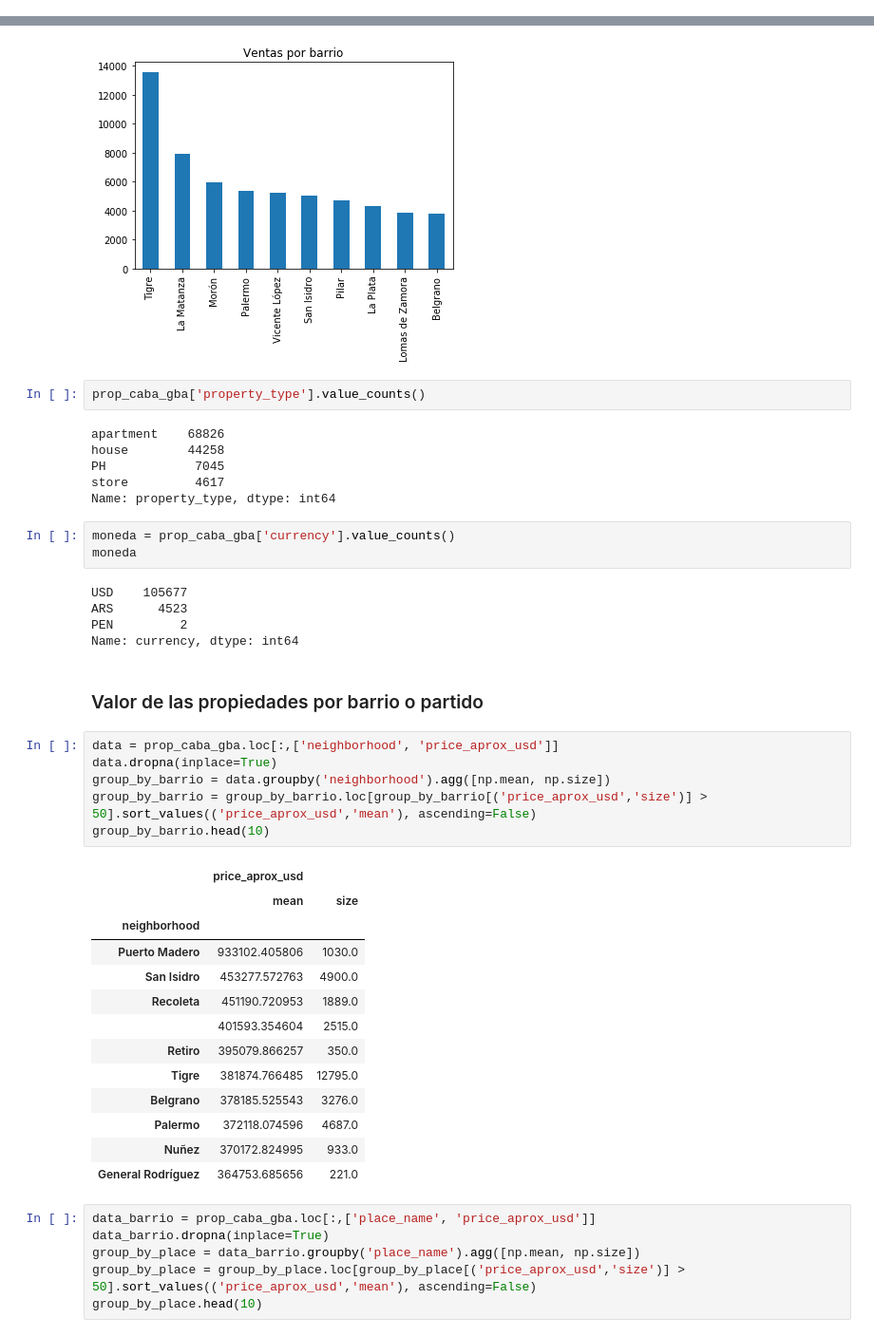
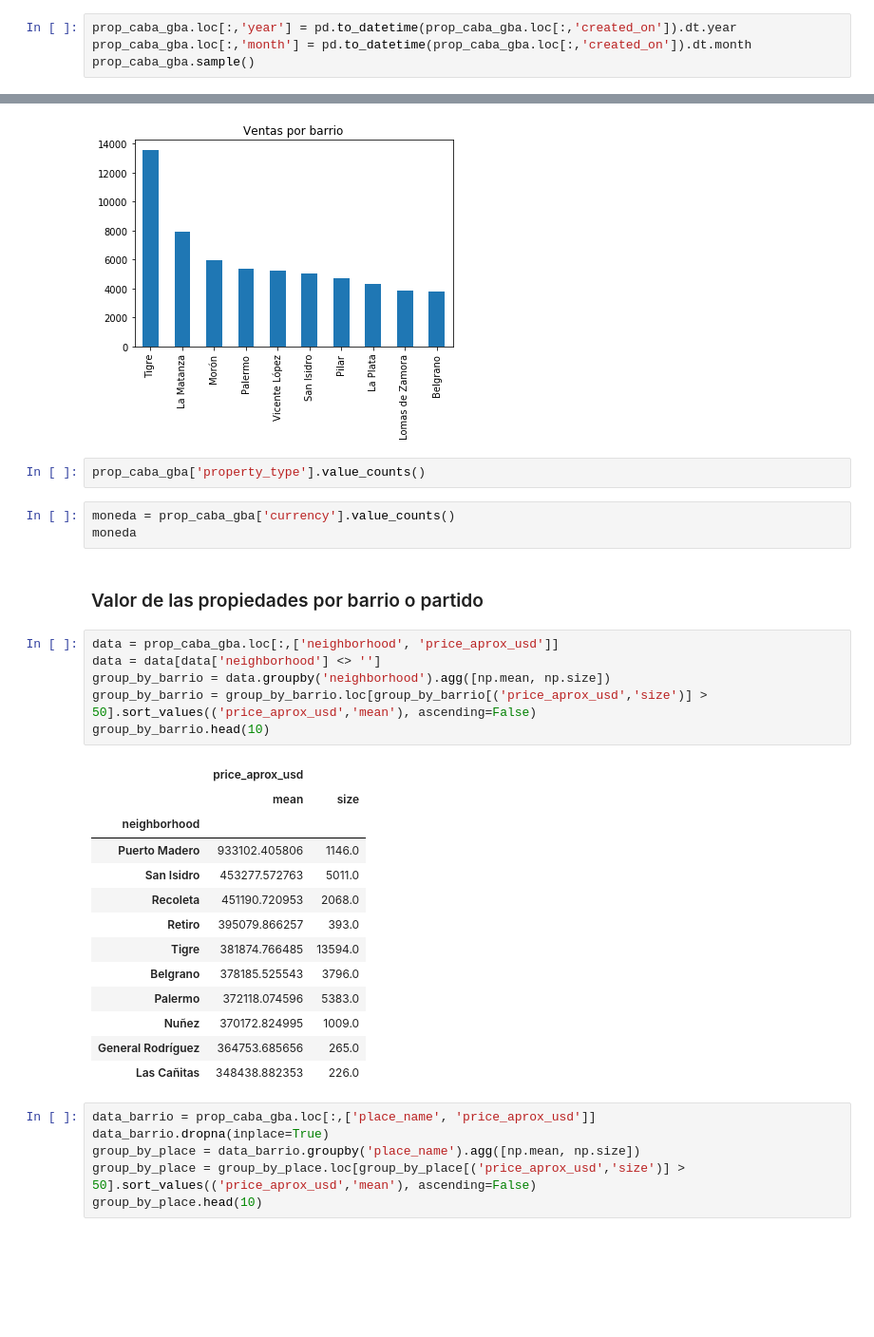
Before and after one commit to DanielMankowski/Data-Scients, a Jupyter notebook: TP 1.ipynb, the cells around one changed output, grey strips where cells are left out. Shown at 95% size. Saved outputs shown, nothing was run; the diff lists cells and outputs as text; blank space fills up the shorter version.

```diff
--- a/TP 1.ipynb
+++ b/TP 1.ipynb
@@ -91,0 +88,4 @@ memory usage: 26.6+ MB
+# %%
+prop_caba_gba.loc[:,'year'] = pd.to_datetime(prop_caba_gba.loc[:,'created_on']).dt.year
+prop_caba_gba.loc[:,'month'] = pd.to_datetime(prop_caba_gba.loc[:,'created_on']).dt.month
+prop_caba_gba.sample()
@@ -135,42 +140,31 @@ prop_localidad.plot('bar', title = 'Ventas por barrio')
 [figure]
 # %%
 prop_caba_gba['property_type'].value_counts()
-# %% [output]
-apartment    68826
-house        44258
-PH            7045
-store         4617
-Name: property_type, dtype: int64
 # %%
 moneda = prop_caba_gba['currency'].value_counts()
 moneda
-# %% [output]
-USD    105677
-ARS      4523
-PEN         2
-Name: currency, dtype: int64
 # %% [markdown]
 ### Valor de las propiedades por barrio o partido
 # %%
 data = prop_caba_gba.loc[:,['neighborhood', 'price_aprox_usd']]
-data.dropna(inplace=True)
+data = data[data['neighborhood'] <> '']
 group_by_barrio = data.groupby('neighborhood').agg([np.mean, np.size])
 group_by_barrio = group_by_barrio.loc[group_by_barrio[('price_aprox_usd','size')] > 50].sort_values(('price_aprox_usd','mean'), ascending=False)
 group_by_barrio.head(10)
 # %% [output]
 |  | price_aprox_usd |  |
 |  | mean | size |
 | neighborhood |  |  |
-| Puerto Madero | 933102.405806 | 1030.0 |
-| San Isidro | 453277.572763 | 4900.0 |
-| Recoleta | 451190.720953 | 1889.0 |
-|  | 401593.354604 | 2515.0 |
-| Retiro | 395079.866257 | 350.0 |
-| Tigre | 381874.766485 | 12795.0 |
-| Belgrano | 378185.525543 | 3276.0 |
-| Palermo | 372118.074596 | 4687.0 |
-| Nuñez | 370172.824995 | 933.0 |
-| General Rodríguez | 364753.685656 | 221.0 |
+| Puerto Madero | 933102.405806 | 1146.0 |
+| San Isidro | 453277.572763 | 5011.0 |
+| Recoleta | 451190.720953 | 2068.0 |
+| Retiro | 395079.866257 | 393.0 |
+| Tigre | 381874.766485 | 13594.0 |
+| Belgrano | 378185.525543 | 3796.0 |
+| Palermo | 372118.074596 | 5383.0 |
+| Nuñez | 370172.824995 | 1009.0 |
+| General Rodríguez | 364753.685656 | 265.0 |
+| Las Cañitas | 348438.882353 | 226.0 |
 # %%
 data_barrio = prop_caba_gba.loc[:,['place_name', 'price_aprox_usd']]
 data_barrio.dropna(inplace=True)
```
Also changed, not shown: parts of 37 cells of this notebook.
